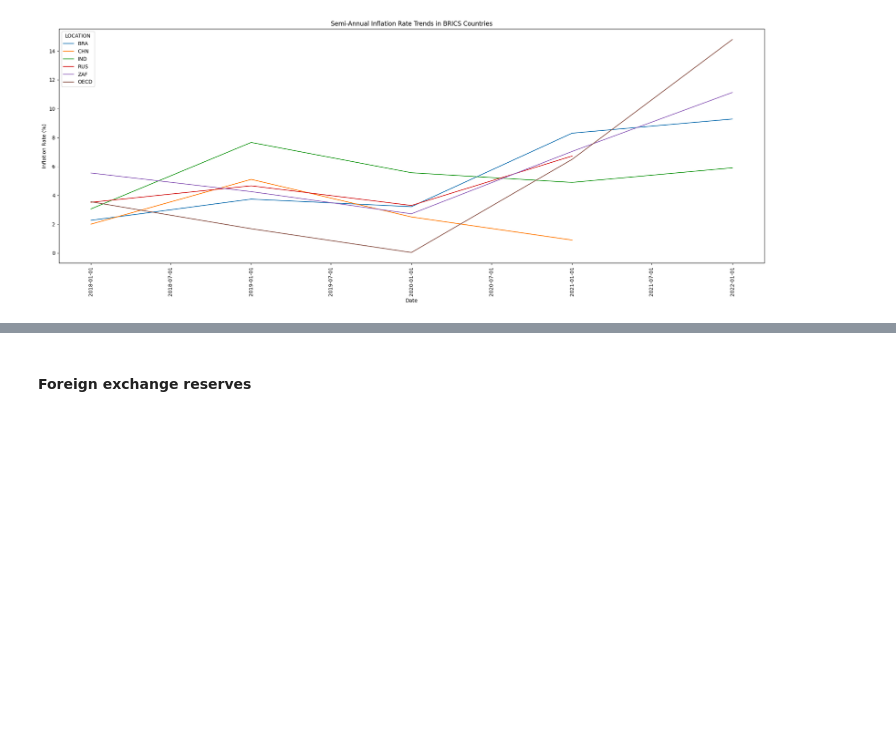
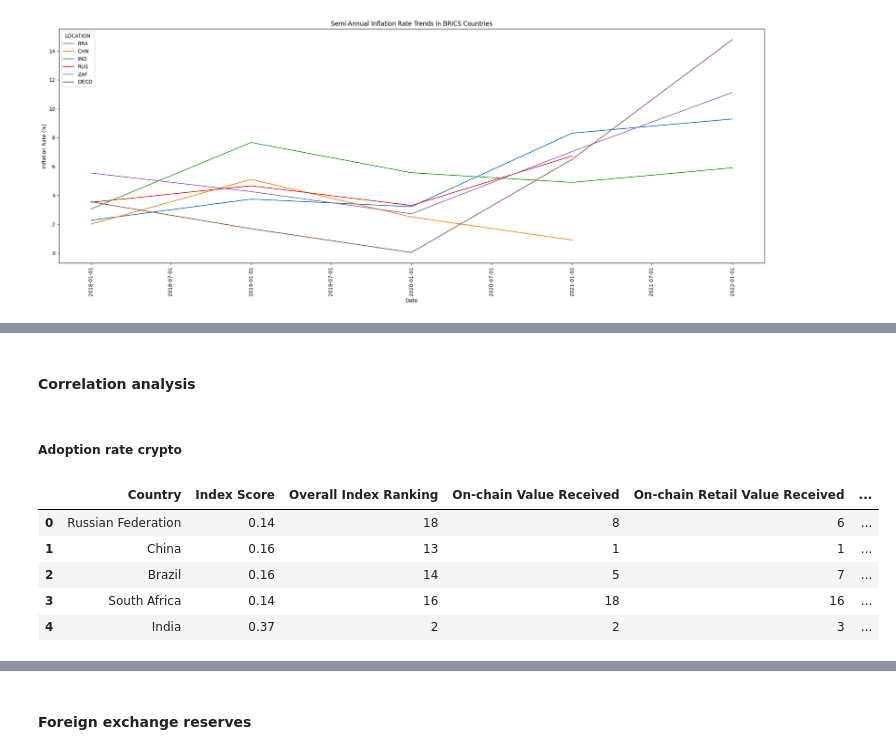
Before and after one commit to nusero92/cryptocurency, a Jupyter notebook: crypto project.ipynb, the cells around one changed output, grey strips where cells are left out. Saved outputs shown, nothing was run; the diff lists cells and outputs as text; code cells hidden in the pictures; blank space fills up the shorter version.

```diff
--- a/crypto project.ipynb
+++ b/crypto project.ipynb
@@ -401,0 +399,16 @@ print(correlation_matrix)
+# %% [markdown]
+#### Correlation analysis
+# %% [markdown]
+##### Adoption rate crypto
+# %%
+file_index="/home/anamaria/code/nusero92/cryptocurency/Data/Global_Crypto_Adoption_Index.xlsx"
+adoption_index=pd.read_excel(file_index)
+adoption_index["TIME"]=int(2021)
+adoption_index
+# %% [output]
+|  | Country | Index Score | Overall Index Ranking | On-chain Value Received | On-chain Retail Value Received | ... |
+| 0 | Russian Federation | 0.14 | 18 | 8 | 6 | ... |
+| 1 | China | 0.16 | 13 | 1 | 1 | ... |
+| 2 | Brazil | 0.16 | 14 | 5 | 7 | ... |
+| 3 | South Africa | 0.14 | 16 | 18 | 16 | ... |
+| 4 | India | 0.37 | 2 | 2 | 3 | ... |
```
Also changed, not shown: parts of 20 cells of this notebook, 2 other files.
